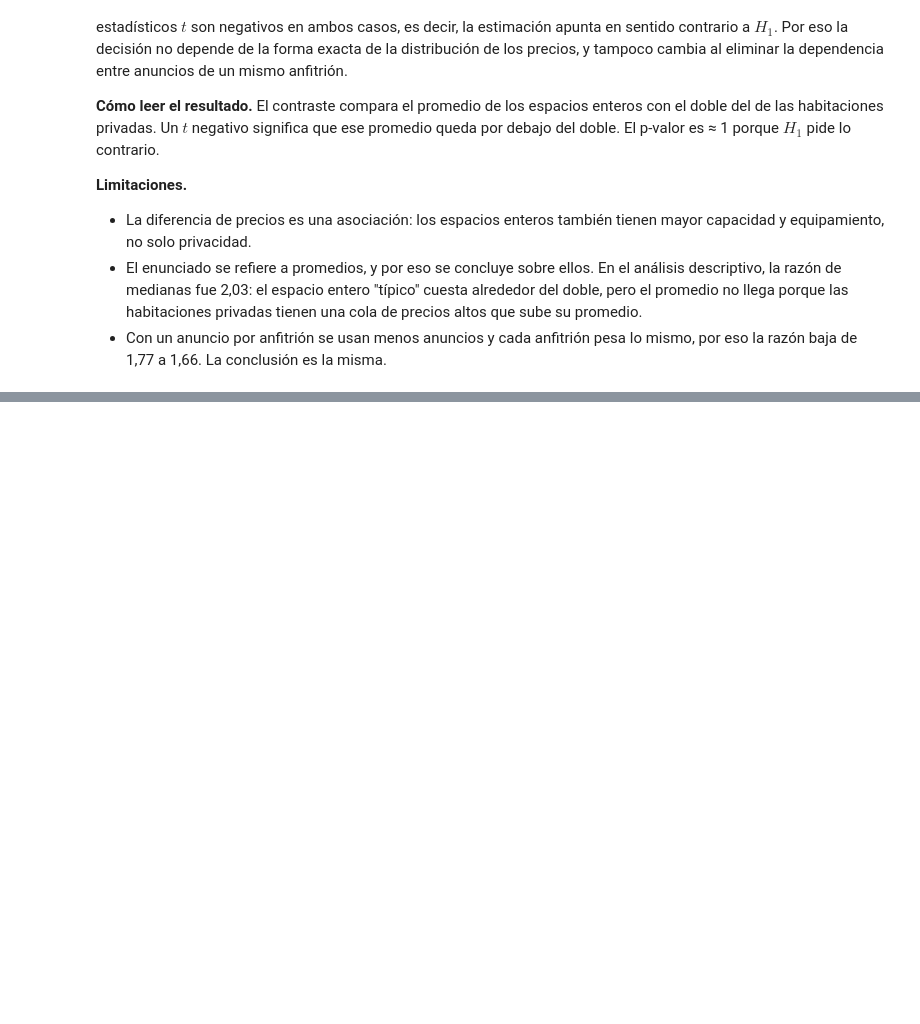
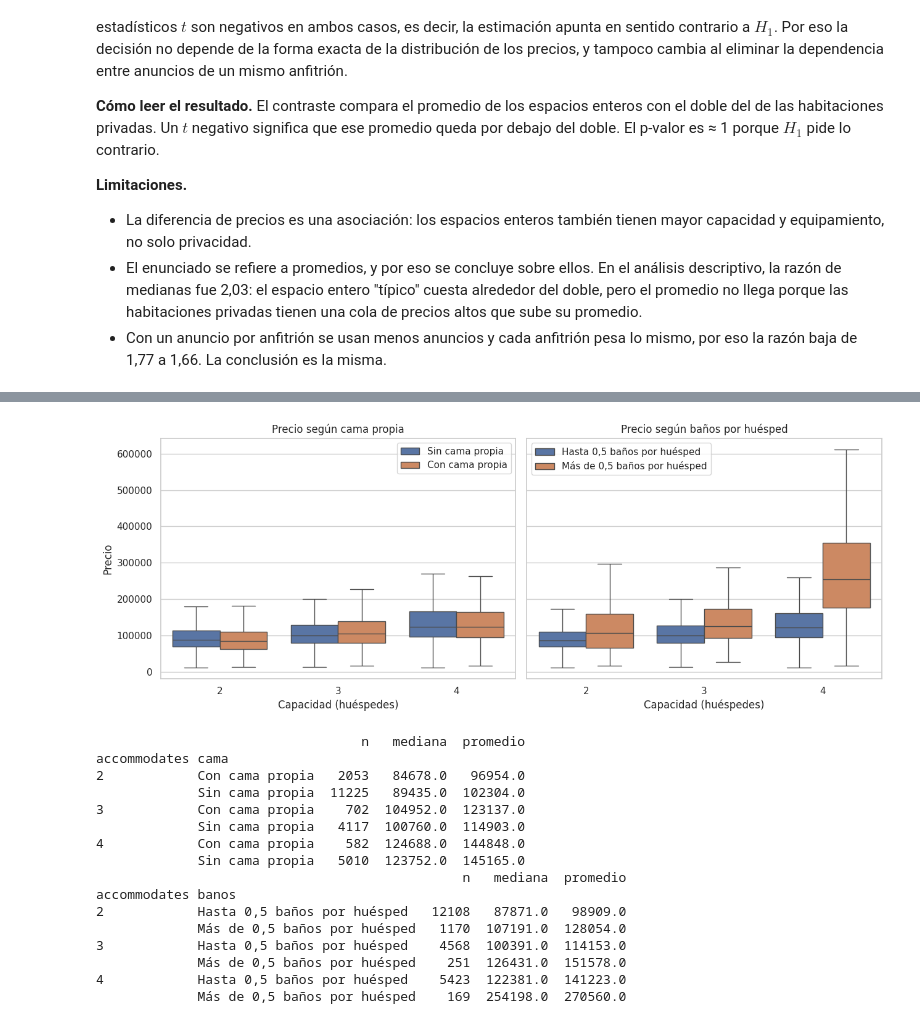
Before and after one commit to Jeronit1/AnalisisDeDatos, a Jupyter notebook: entrega.ipynb, the cells around one changed output, grey strips where cells are left out. Saved outputs shown, nothing was run; the diff lists cells and outputs as text; code cells hidden in the pictures; blank space fills up the shorter version.

```diff
--- a/entrega.ipynb
+++ b/entrega.ipynb
@@ -1357,0 +1431,15 @@ Un anuncio por anfitrión
+# %%
+data_c = df_copia.copy()
+data_c["camas_por_huesped"] = data_c["beds"] / data_c["accommodates"]
+data_c["banos_por_huesped"] = data_c["bathrooms"] / data_c["accommodates"]
+
+# Valores imposibles: más de 2 camas o más de 2 baños por huésped
+validos = (data_c["camas_por_huesped"] <= 2) & (data_c["banos_por_huesped"] <= 2)
+print(f"Se descartan {(~validos).sum()} anuncios ({(~validos).mean():.1%})")
+data_c = data_c[validos].copy()
+
+data_c["cama_propia"] = (data_c["beds"] >= data_c["accommodates"]).astype(int)   # 1 = al menos una cama por huésped
+data_c["log_price"] = np.log(data_c["price"])
+
+print(f"Anuncios para (c): {len(data_c):,} | con cama propia: {data_c['cama_propia'].mean():.1%}")
+print(pd.crosstab(data_c["accommodates"], data_c["cama_propia"]))
@@ -1357,0 +1479,47 @@ Un anuncio por anfitrión
+# %%
+import seaborn as sns
+import matplotlib.pyplot as plt
+
+# Solo capacidades 2, 3 y 4 (las de 1 huésped no tienen variación en cama propia)
+g = data_c[data_c["accommodates"].isin([2, 3, 4])].copy()
+g["cama"] = g["cama_propia"].map({0: "Sin cama propia", 1: "Con cama propia"})
+g["banos"] = np.where(g["banos_por_huesped"] > 0.5, "Más de 0,5 baños por huésped", "Hasta 0,5 baños por huésped")
+
+fig, axes = plt.subplots(1, 2, figsize=(13, 5), sharey=True)
+
+sns.boxplot(data=g, x="accommodates", y="price", hue="cama",
+            hue_order=["Sin cama propia", "Con cama propia"], showfliers=False, ax=axes[0])
+axes[0].set_title("Precio según cama propia")
+
+sns.boxplot(data=g, x="accommodates", y="price", hue="banos",
+            hue_order=["Hasta 0,5 baños por huésped", "Más de 0,5 baños por huésped"], showfliers=False, ax=axes[1])
+axes[1].set_title("Precio según baños por huésped")
+
+for ax in axes:
+    ax.set_xlabel("Capacidad (huéspedes)")
+    ax.legend(title="")
+axes[0].set_ylabel("Precio")
+plt.tight_layout()
+plt.show()
+
+# Tablas de apoyo: cantidad, mediana y promedio en cada grupo
+print(g.groupby(["accommodates", "cama"])["price"].agg(n="count", mediana="median", promedio="mean").round(0))
+print(g.groupby(["accommodates", "banos"])["price"].agg(n="count", mediana="median", promedio="mean").round(0))
+# %% [output]
+[figure, added]
+                                  n   mediana  promedio
+accommodates cama
+2            Con cama propia   2053   84678.0   96954.0
+             Sin cama propia  11225   89435.0  102304.0
+3            Con cama propia    702  104952.0  123137.0
+             Sin cama propia   4117  100760.0  114903.0
+4            Con cama propia    582  124688.0  144848.0
+             Sin cama propia   5010  123752.0  145165.0
+                                               n   mediana  promedio
+accommodates banos
+2            Hasta 0,5 baños por huésped   12108   87871.0   98909.0
+             Más de 0,5 baños por huésped   1170  107191.0  128054.0
+3            Hasta 0,5 baños por huésped    4568  100391.0  114153.0
+             Más de 0,5 baños por huésped    251  126431.0  151578.0
+4            Hasta 0,5 baños por huésped    5423  122381.0  141223.0
+             Más de 0,5 baños por huésped    169  254198.0  270560.0
```
Also changed, not shown: parts of 25 cells of this notebook, 4 other files.
